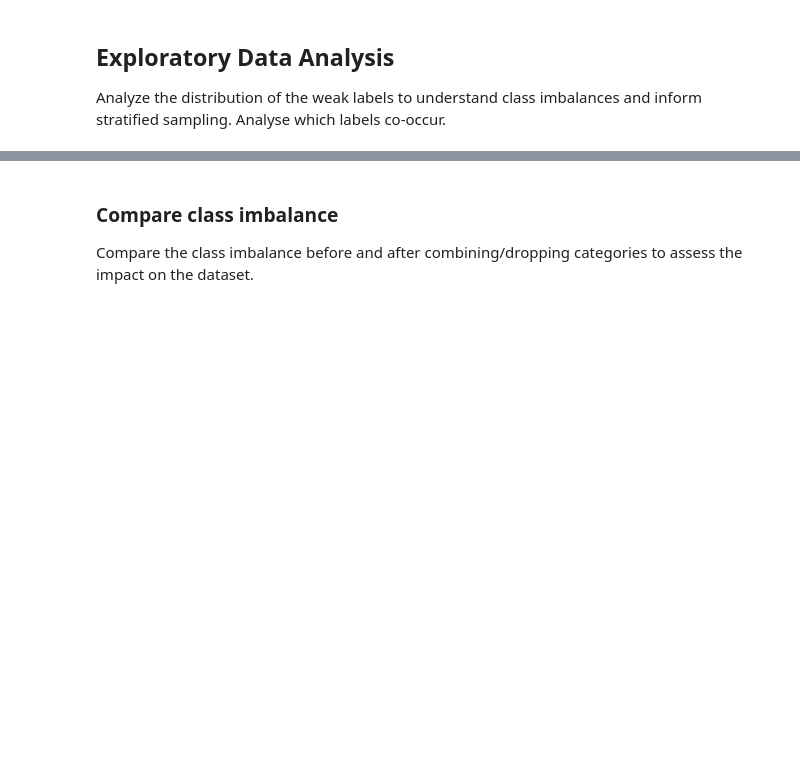
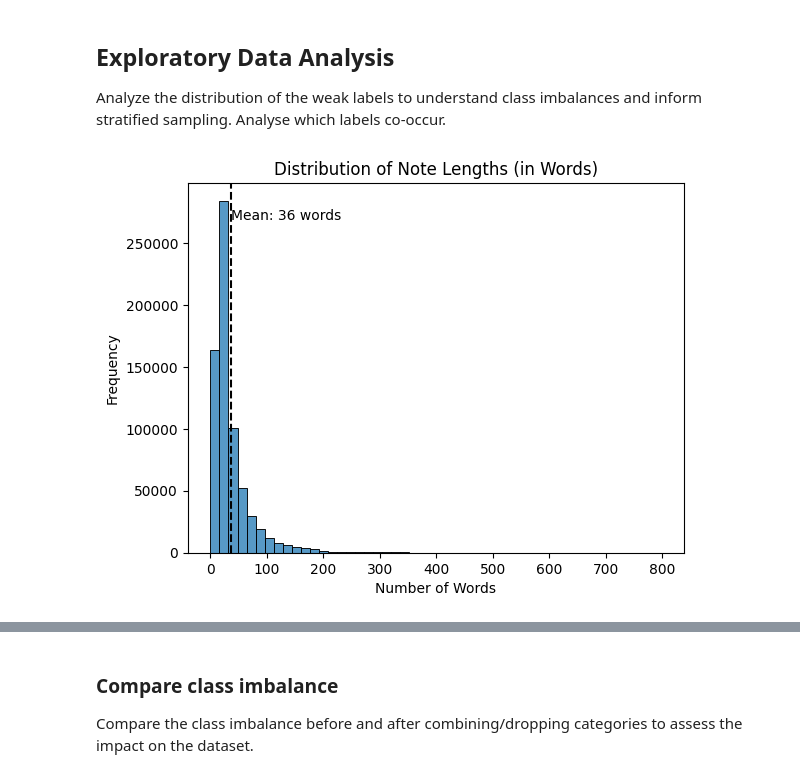
Before and after one commit to notatiyyah/CS3D6-Code, a Jupyter notebook: prep-gold-standard.ipynb, the cells around one changed output, grey strips where cells are left out. Cells and saved outputs as stored; diff of their text form; code cells hidden in the pictures; blank space fills up the shorter version.

```diff
--- a/prep-gold-standard.ipynb
+++ b/prep-gold-standard.ipynb
@@ -469,6 +410,21 @@ VBox(children=(HBox(children=(IntProgress(value=0, description='0.00%', max=8617
 # %% [markdown]
 ## Exploratory Data Analysis
 Analyze the distribution of the weak labels to understand class imbalances and inform stratified sampling. Analyse which labels co-occur.
+# %%
+# Length of notes in words (histogram)
+df['note_length_words'] = df['note_content'].fillna('').str.split().apply(len)
+
+# Histogram of note lengths
+ax = sns.histplot(df['note_length_words'], bins=50)
+
+mean_val = df['note_length_words'].mean()
+ax.axvline(mean_val, color='black', linestyle='--')
+ax.text(mean_val, ax.get_ylim()[1] * 0.9, f'Mean: {mean_val:.0f} words', color='black')
+
+ax.set(title='Distribution of Note Lengths (in Words)', xlabel='Number of Words', ylabel='Frequency')
+plt.show()
+# %% [output]
+[figure, added]
 # %%
 def analyze_category_distribution(raw_df, taxonomy_df, log_scale=True):
     """Display graphs and metrics (IRLbl, MeanIR, MaxIR, CVIR) about the category distribution."""
```
Also changed, not shown: parts of 31 cells of this notebook, 4 other files.
